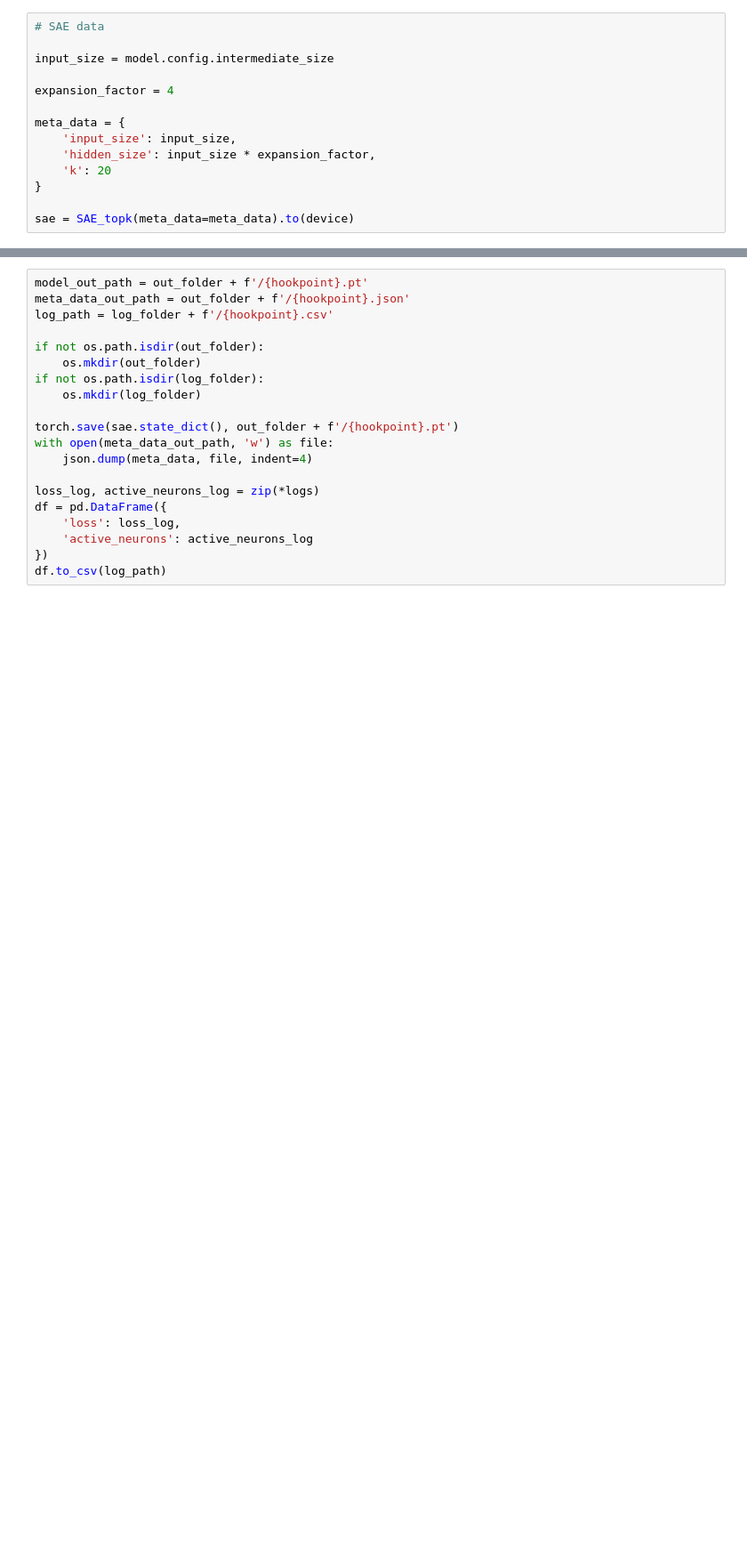
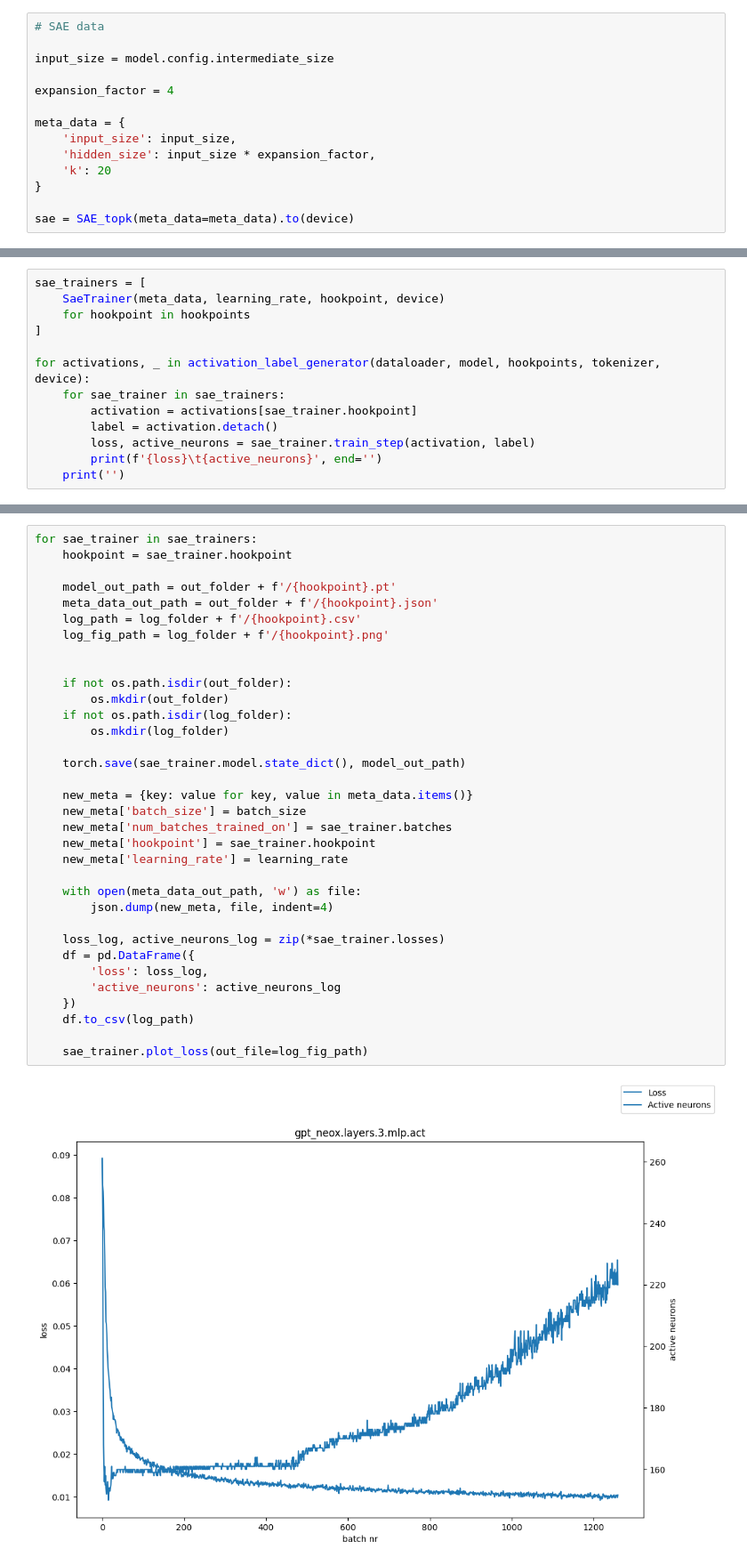
Before and after one commit to MarkusSibbesen/mechinterp_research_project, a Jupyter notebook: training_sparse_autoencoders.ipynb, the cells around one changed output, grey strips where cells are left out. Shown at 89% size. Drawn from its saved outputs; the diff is of its cells as text; blank space fills up the shorter version.

Commit message:
ready for training

```diff
--- a/training_sparse_autoencoders.ipynb
+++ b/training_sparse_autoencoders.ipynb
@@ -113,0 +126,13 @@ KeyboardInterrupt:
+# %%
+sae_trainers = [
+    SaeTrainer(meta_data, learning_rate, hookpoint, device)
+    for hookpoint in hookpoints
+]
+
+for activations, _ in activation_label_generator(dataloader, model, hookpoints, tokenizer, device):
+    for sae_trainer in sae_trainers:
+        activation = activations[sae_trainer.hookpoint]
+        label = activation.detach()
+        loss, active_neurons = sae_trainer.train_step(activation, label)
+        print(f'{loss}\t{active_neurons}', end='')
+    print('')
@@ -114,20 +158,36 @@ KeyboardInterrupt:
 # %%
-model_out_path = out_folder + f'/{hookpoint}.pt'
-meta_data_out_path = out_folder + f'/{hookpoint}.json'
-log_path = log_folder + f'/{hookpoint}.csv'
+for sae_trainer in sae_trainers:
+    hookpoint = sae_trainer.hookpoint
 
-if not os.path.isdir(out_folder):
-    os.mkdir(out_folder)
-if not os.path.isdir(log_folder):
-    os.mkdir(log_folder)
+    model_out_path = out_folder + f'/{hookpoint}.pt'
+    meta_data_out_path = out_folder + f'/{hookpoint}.json'
+    log_path = log_folder + f'/{hookpoint}.csv'
+    log_fig_path = log_folder + f'/{hookpoint}.png'
 
-torch.save(sae.state_dict(), out_folder + f'/{hookpoint}.pt')
-with open(meta_data_out_path, 'w') as file:
-    json.dump(meta_data, file, indent=4)
 
-loss_log, active_neurons_log = zip(*logs)
-df = pd.DataFrame({
-    'loss': loss_log,
-    'active_neurons': active_neurons_log
-})
-df.to_csv(log_path)
+    if not os.path.isdir(out_folder):
+        os.mkdir(out_folder)
+    if not os.path.isdir(log_folder):
+        os.mkdir(log_folder)
+
+    torch.save(sae_trainer.model.state_dict(), model_out_path)
+
+    new_meta = {key: value for key, value in meta_data.items()}
+    new_meta['batch_size'] = batch_size
+    new_meta['num_batches_trained_on'] = sae_trainer.batches
+    new_meta['hookpoint'] = sae_trainer.hookpoint
+    new_meta['learning_rate'] = learning_rate
+
+    with open(meta_data_out_path, 'w') as file:
+        json.dump(new_meta, file, indent=4)
+
+    loss_log, active_neurons_log = zip(*sae_trainer.losses)
+    df = pd.DataFrame({
+        'loss': loss_log,
+        'active_neurons': active_neurons_log
+    })
+    df.to_csv(log_path)
+
+    sae_trainer.plot_loss(out_file=log_fig_path)
+# %% [output]
+[figure, added]
```
Also changed, not shown: parts of 6 cells of this notebook.
